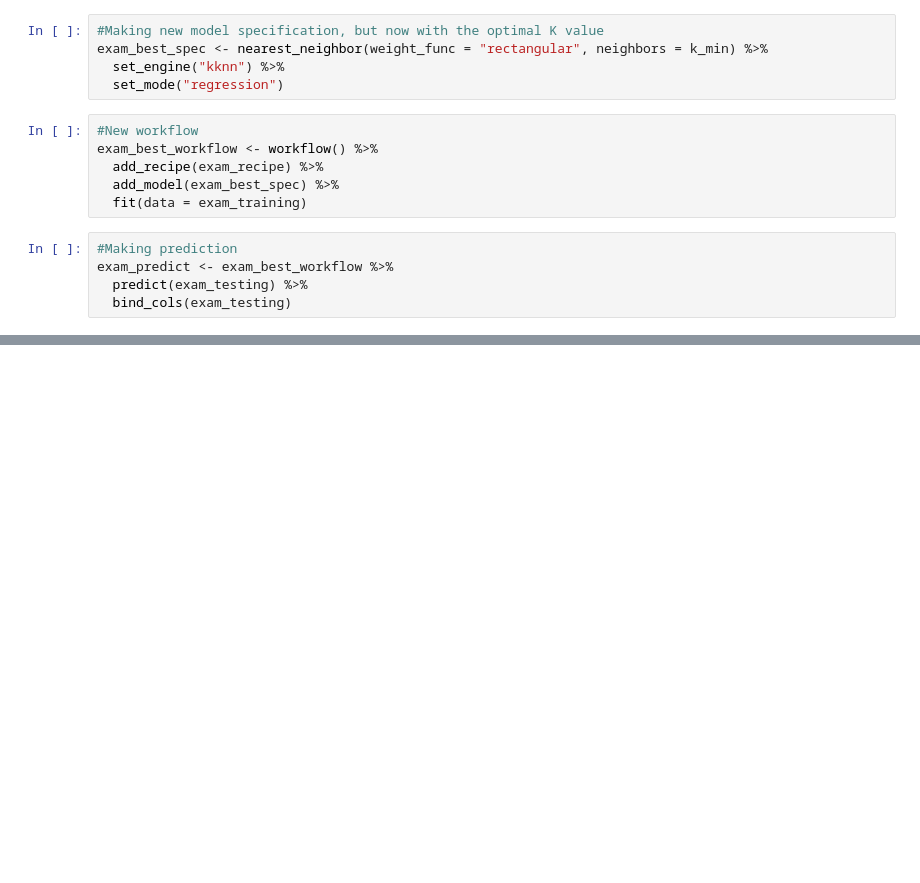
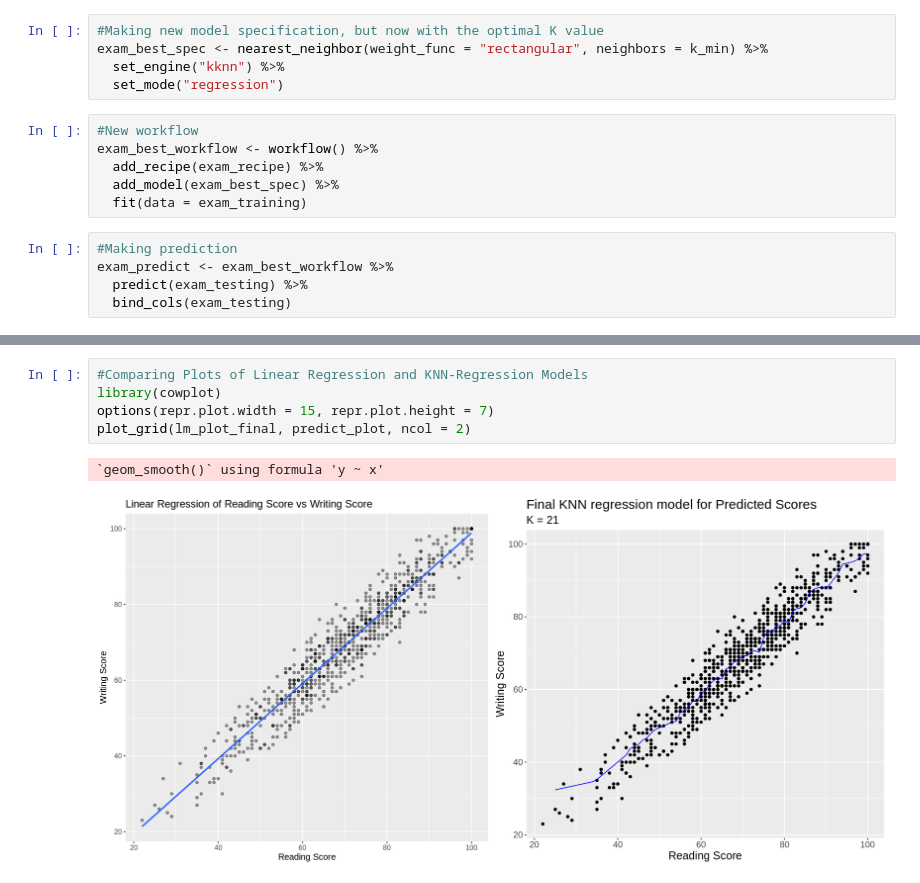
Before and after one commit to sophiarobertson/DSCI_group_21_project, a Jupyter notebook: Final Group Project Code.ipynb, the cells around one changed output, grey strips where cells are left out. Saved outputs shown, nothing was run; the diff lists cells and outputs as text; blank space fills up the shorter version.

```diff
--- a/Final Group Project Code.ipynb
+++ b/Final Group Project Code.ipynb
@@ -140,0 +227,8 @@ predict_plot
+# %%
+#Comparing Plots of Linear Regression and KNN-Regression Models
+library(cowplot)
+options(repr.plot.width = 15, repr.plot.height = 7)
+plot_grid(lm_plot_final, predict_plot, ncol = 2)
+# %% [output]
+`geom_smooth()` using formula 'y ~ x'
+[figure, added]
```
Also changed, not shown: parts of 13 cells of this notebook, 1 other file.
